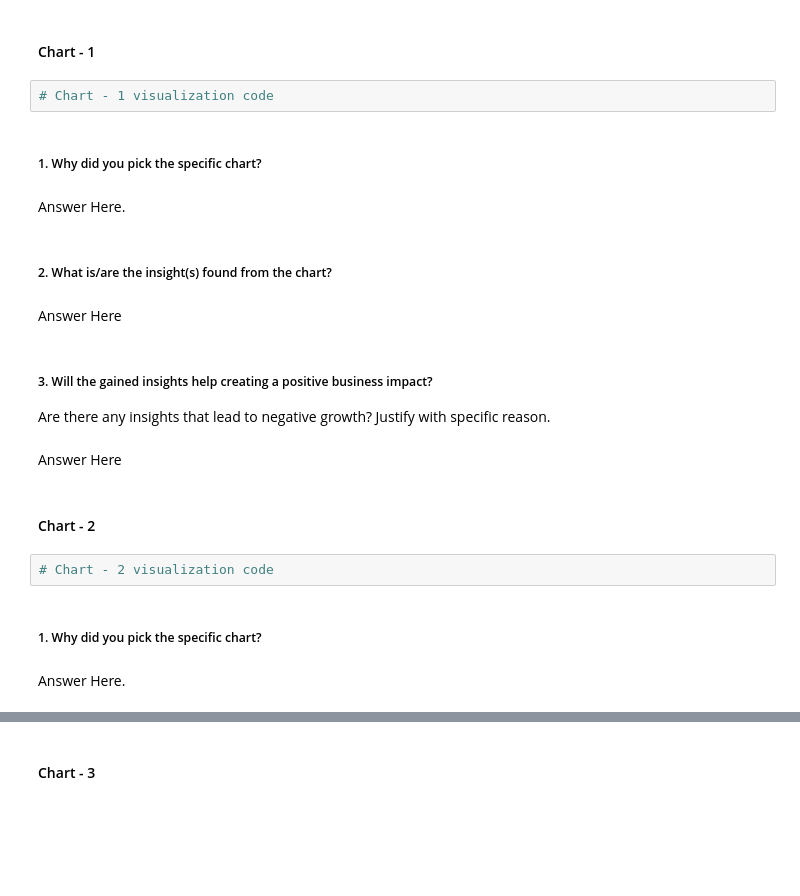
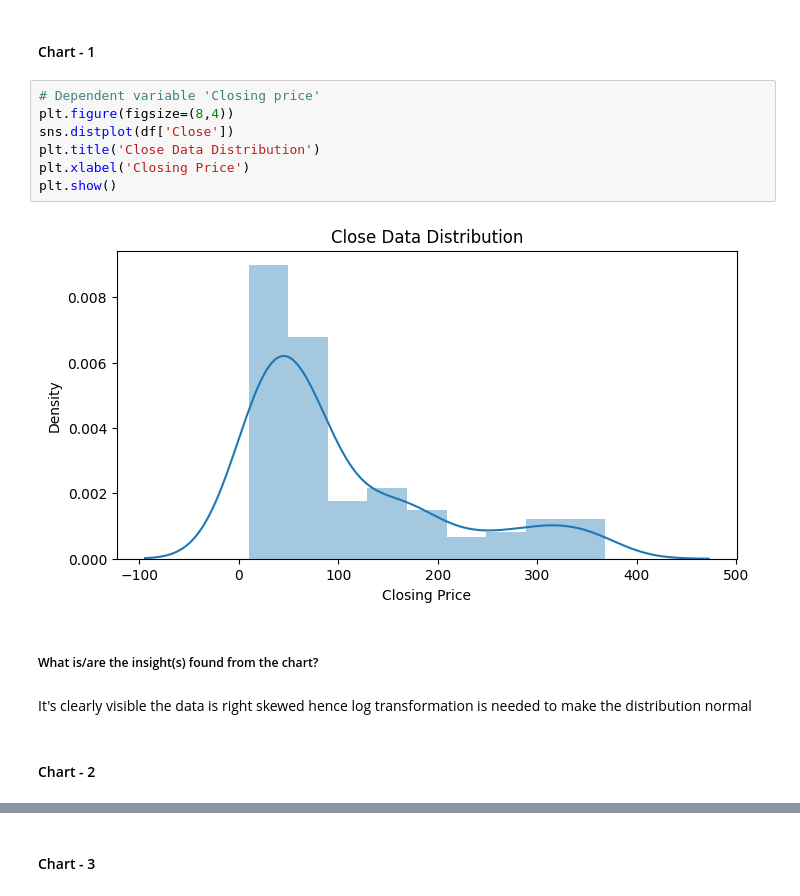
Before and after one commit to Devyani273/Regression---Yes-Bank-Stock-Closing-Price-Prediction, a Jupyter notebook: Yes_Bank_Stock_Closing_Price_Prediction.ipynb, the cells around one changed output, grey strips where cells are left out. Saved outputs shown, nothing was run; the diff lists cells and outputs as text; blank space fills up the shorter version.

```diff
--- a/Yes_Bank_Stock_Closing_Price_Prediction.ipynb
+++ b/Yes_Bank_Stock_Closing_Price_Prediction.ipynb
@@ -270,26 +277,18 @@ Answer Here.
 ## ***4. Data Vizualization, Storytelling & Experimenting with charts : Understand the relationships between variables***
 # %% [markdown]
 #### Chart - 1
-# %%
-# Chart - 1 visualization code
-# %% [markdown]
-##### 1. Why did you pick the specific chart?
-# %% [markdown]
-Answer Here.
+# %%
+# Dependent variable 'Closing price'
+plt.figure(figsize=(8,4))
+sns.distplot(df['Close'])
+plt.title('Close Data Distribution')
+plt.xlabel('Closing Price')
+plt.show()
+# %% [output]
+[figure, added]
 # %% [markdown]
-##### 2. What is/are the insight(s) found from the chart?
+#####  What is/are the insight(s) found from the chart?
-# %% [markdown]
-Answer Here
-# %% [markdown]
-##### 3. Will the gained insights help creating a positive business impact?
-Are there any insights that lead to negative growth? Justify with specific reason.
-# %% [markdown]
-Answer Here
+# %% [markdown]
+It's clearly visible the data is right skewed hence log transformation is needed to make the distribution normal
 # %% [markdown]
 #### Chart - 2
-# %%
-# Chart - 2 visualization code
-# %% [markdown]
-##### 1. Why did you pick the specific chart?
-# %% [markdown]
-Answer Here.
```
Also changed, not shown: parts of 16 cells of this notebook.
